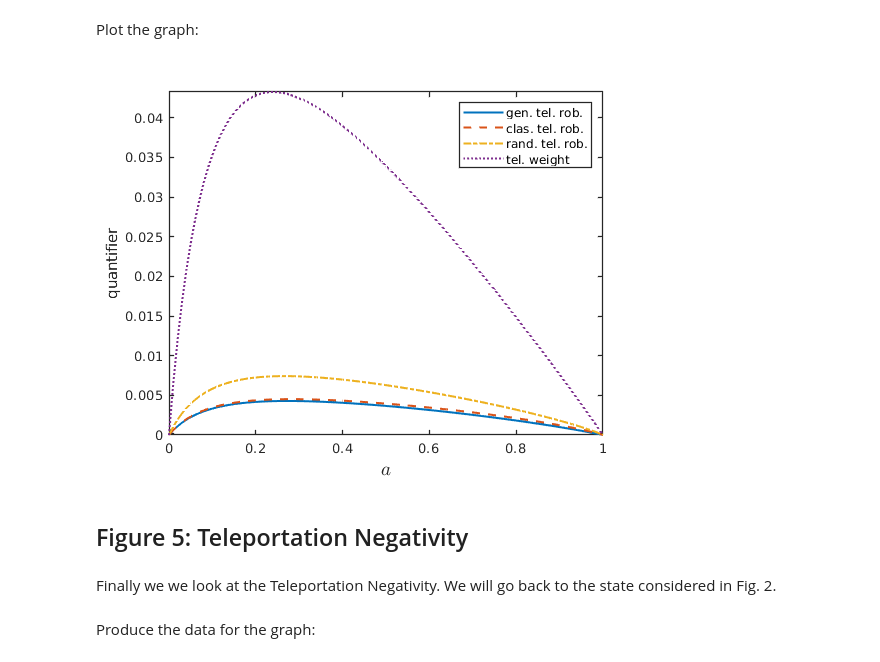
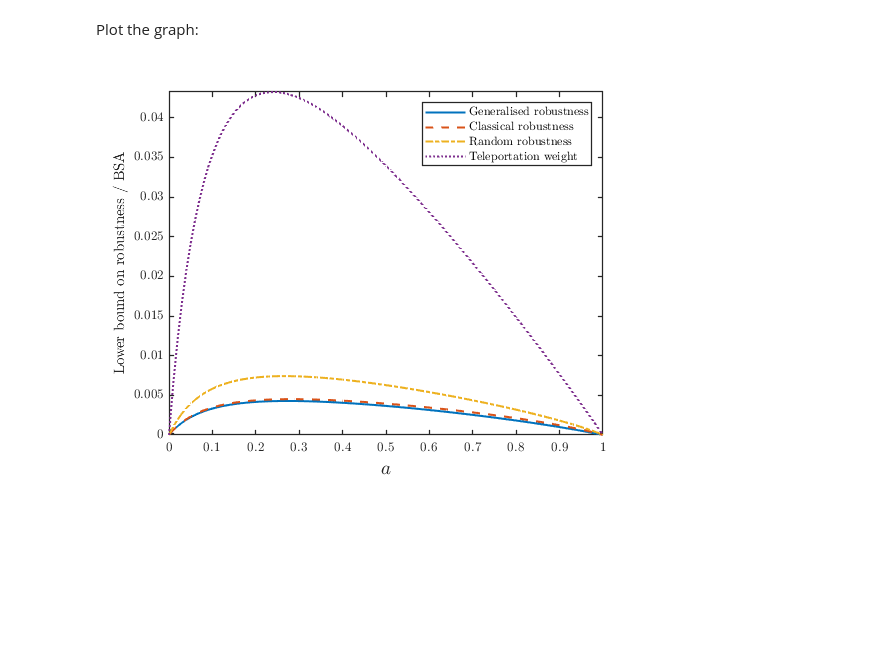
Before and after one commit to paulskrzypczyk/nonclassicalteleportation, a Jupyter notebook: Quantifying teleportation.ipynb, the cells around one changed output. Cells and saved outputs as stored; diff of their text form; code cells hidden in the pictures; blank space fills up the shorter version.

```diff
--- a/Quantifying teleportation.ipynb
+++ b/Quantifying teleportation.ipynb
@@ -217,21 +294,17 @@ Plot the graph:
 # %%
 %plot inline
 
 plot(av,TRGv,av,TRCv,'--',av,TRRv,'-.',av,TWv,':','LineWidth',1.5)
-legend({'gen. tel. rob.','clas. tel. rob.',...
-'rand. tel. rob.','tel. weight'})
+legend({'Generalised robustness','Classical robustness',...
+'Random robustness','Teleportation weight'})
 xlabel('$a$','Interpreter','latex','FontSize',14)
-ylabel('quantifier')
+ylabel('Lower bound on robustness / BSA')
 
 Fig4 = gca;
 Fig4.FontName = 'Times';
 Fig4.LineWidth = 1;
 
 axis tight
 set(gcf, 'Units','centimeters', 'Position',[0 0 8.6 6.4])
 # %% [output]
-[figure, old version]
+[figure, new version]
-# %% [markdown]
-## Figure 5: Teleportation Negativity
-# %% [markdown]
-Finally we we look at the Teleportation Negativity. We will go back to the state considered in Fig. 2.
@@ -259,2 +310,0 @@ end
-# %% [markdown]
-Produce the data for the graph:
```
Also changed, not shown: parts of 23 cells of this notebook.
